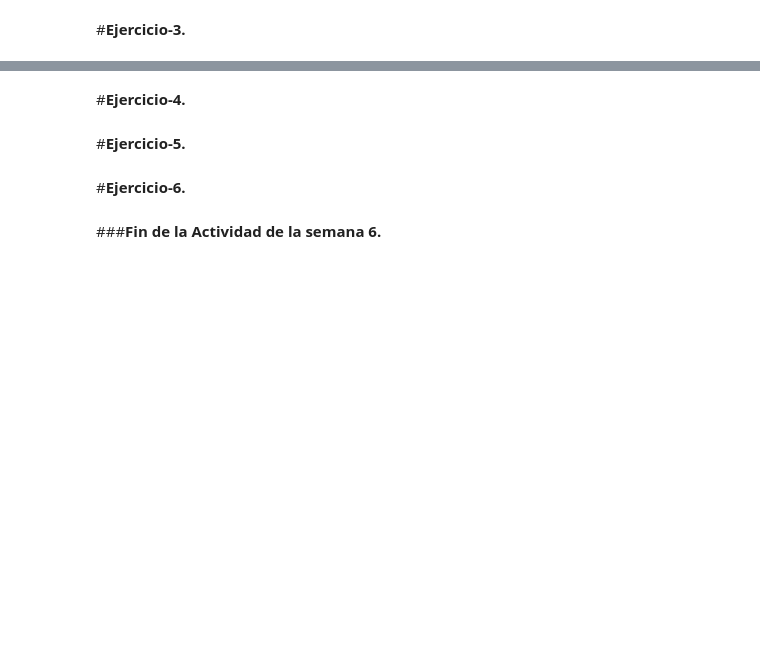
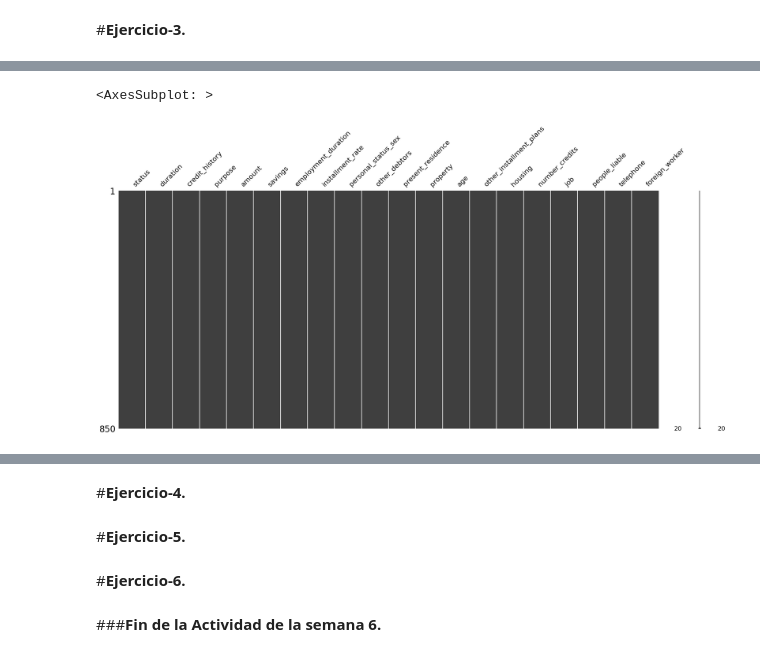
Before and after one commit to KarltonBotics/MNA-IA-Equipos51, a Jupyter notebook: Arboldedecision_Equipo51.ipynb, the cells around one changed output, grey strips where cells are left out. Cells and saved outputs as stored; diff of their text form; code cells hidden in the pictures; blank space fills up the shorter version.

```diff
--- a/Arboldedecision_Equipo51.ipynb
+++ b/Arboldedecision_Equipo51.ipynb
@@ -137,0 +366,6 @@ None
+# %%
+#Revisión de datos faltantes
+msno.matrix(X_train)
+# %% [output]
+<AxesSubplot: >
+[figure, added]
```
Also changed, not shown: parts of 25 cells of this notebook.
